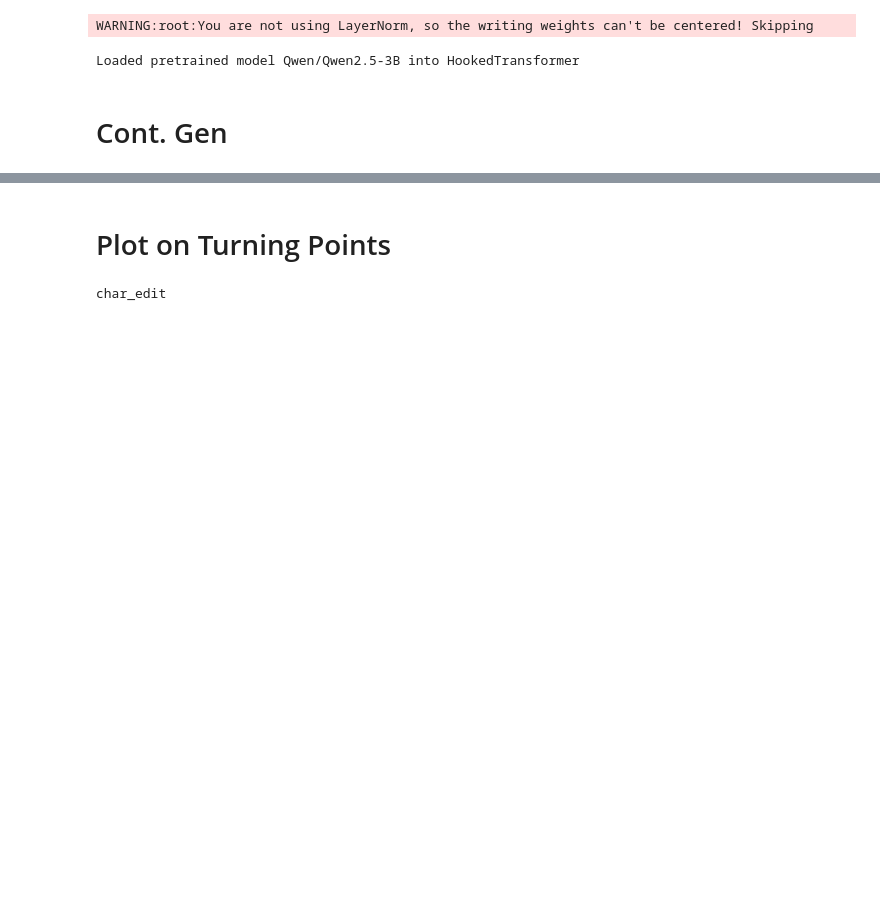
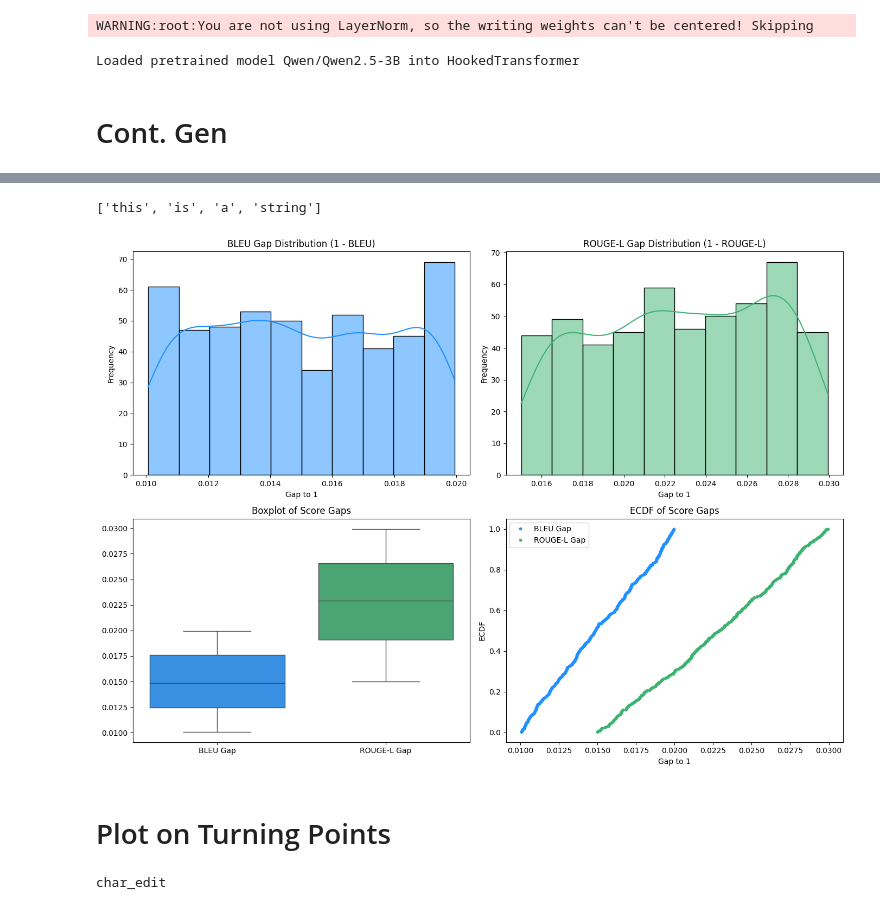
Before and after one commit to phusroyal/CopyMech, a Jupyter notebook: thesis-tflens_npatch.ipynb, the cells around one changed output, grey strips where cells are left out. Cells and saved outputs as stored; diff of their text form; code cells hidden in the pictures; blank space fills up the shorter version.

```diff
--- a/thesis-tflens_npatch.ipynb
+++ b/thesis-tflens_npatch.ipynb
@@ -312,3 +694,72 @@ NameError: name 'a' is not defined
+# %%
+dumb = 'this is a string'
+dumb.split(' ')
+# %% [output]
+['this', 'is', 'a', 'string']
+# %%
+import matplotlib.pyplot as plt
+import seaborn as sns
+import numpy as np
+
+def plot_score_gaps(bleu_scores, rouge_scores):
+    """
+    Given lists of BLEU and ROUGE-L scores (each nearly 1) for 500 samples,
+    this function computes the gap to 1 (i.e. 1 - score) for each metric and visualizes:
+      - Histograms (with KDE) to show the distribution of gaps.
+      - Boxplots for a quick summary of the gap statistics.
+      - An ECDF plot to highlight the cumulative distribution of gaps.
+
+    Parameters:
+      bleu_scores (list or np.array): BLEU scores (each between 0 and 1).
+      rouge_scores (list or np.array): ROUGE-L scores (each between 0 and 1).
+    """
+    # Convert scores to numpy arrays and compute the gap to 1
+    bleu_gap = 1 - np.array(bleu_scores)
+    rouge_gap = 1 - np.array(rouge_scores)
+
+    # Create subplots
+    fig, axs = plt.subplots(2, 2, figsize=(14, 10))
+
+    # Histogram for BLEU gap
+    sns.histplot(bleu_gap, kde=True, ax=axs[0,0], color='dodgerblue')
+    axs[0,0].set_title("BLEU Gap Distribution (1 - BLEU)")
+    axs[0,0].set_xlabel("Gap to 1")
+    axs[0,0].set_ylabel("Frequency")
+
+    # Histogram for ROUGE-L gap
+    sns.histplot(rouge_gap, kde=True, ax=axs[0,1], color='mediumseagreen')
+    axs[0,1].set_title("ROUGE-L Gap Distribution (1 - ROUGE-L)")
+    axs[0,1].set_xlabel("Gap to 1")
+    axs[0,1].set_ylabel("Frequency")
+
+    # Boxplot for both gaps
+    sns.boxplot(data=[bleu_gap, rouge_gap], ax=axs[1,0], palette=["dodgerblue", "mediumseagreen"])
+    axs[1,0].set_xticklabels(["BLEU Gap", "ROUGE-L Gap"])
+    axs[1,0].set_title("Boxplot of Score Gaps")
+
+    # ECDF Plot: plot the cumulative distribution of the gaps
+    for gap, label, color in zip([bleu_gap, rouge_gap], ["BLEU Gap", "ROUGE-L Gap"], ["dodgerblue", "mediumseagreen"]):
+        sorted_gap = np.sort(gap)
+        ecdf = np.arange(1, len(sorted_gap)+1) / len(sorted_gap)
+        axs[1,1].plot(sorted_gap, ecdf, marker='.', linestyle='none', color=color, label=label)
+    axs[1,1].set_title("ECDF of Score Gaps")
+    axs[1,1].set_xlabel("Gap to 1")
+    axs[1,1].set_ylabel("ECDF")
+    axs[1,1].legend()
+
+    plt.tight_layout()
+    plt.show()
+
+# Example usage:
+# Assume bleu_scores and rouge_scores are lists of 500 float values each (close to 1).
+# For illustration, we simulate some scores:
+np.random.seed(42)
+bleu_scores = 0.98 + 0.01 * np.random.rand(500)  # simulated scores between 0.98 and 0.99
+rouge_scores = 0.97 + 0.015 * np.random.rand(500)  # simulated scores between 0.97 and 0.985
+
+plot_score_gaps(bleu_scores, rouge_scores)
+# %% [output]
+[figure, added]
 # %% [markdown]
 # Plot on Turning Points
 # %%
```
Also changed, not shown: parts of 20 cells of this notebook, 11 other files.
